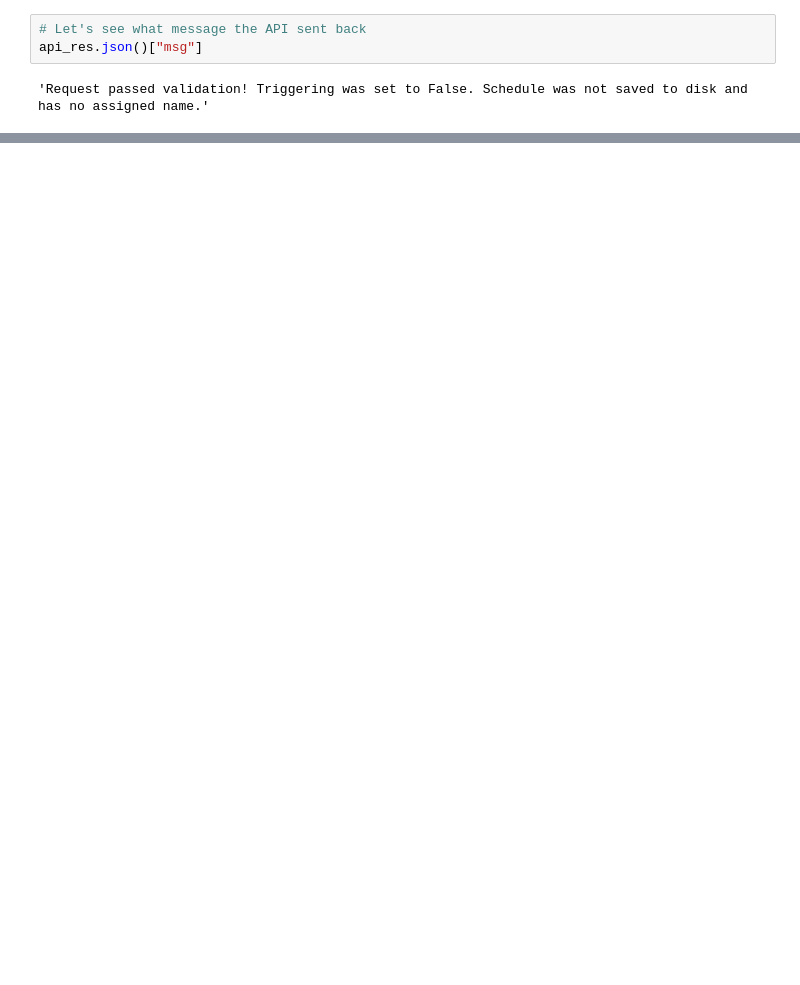
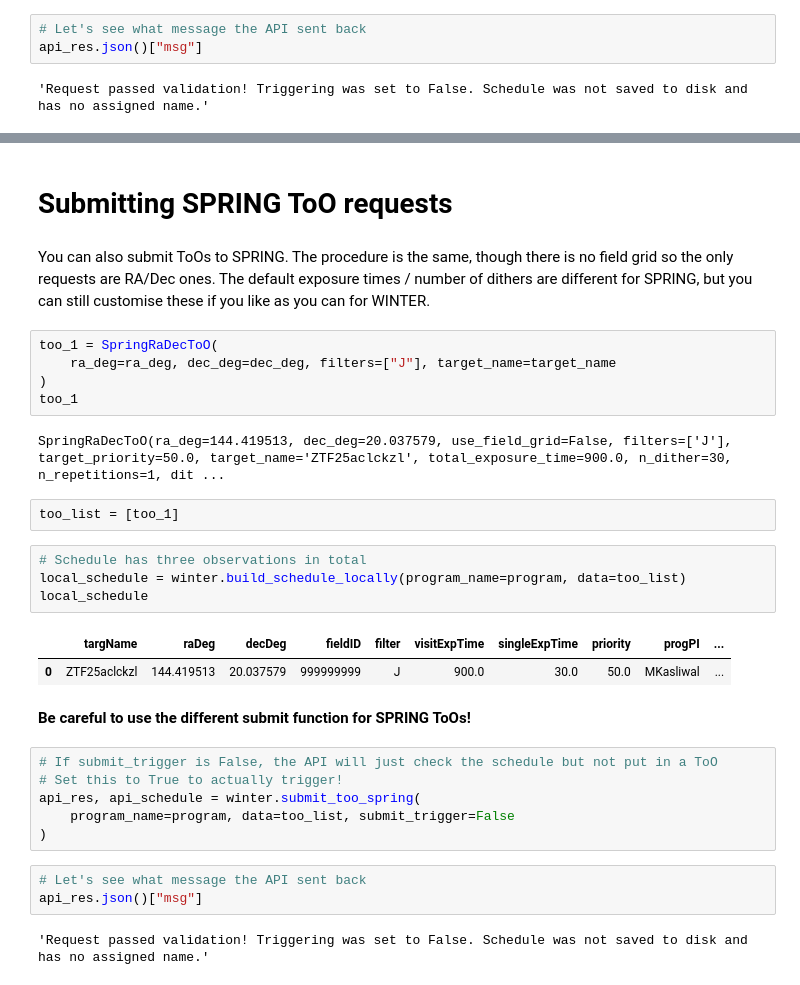
Before and after one commit to winter-telescope/winterapi, a Jupyter notebook: notebooks/Example_2_Submitting_a_ToO.ipynb, the cells around one changed output, grey strips where cells are left out. Cells and saved outputs as stored; diff of their text form; blank space fills up the shorter version.

Commit message:
V1.6 (#67)
* Update for SPRING

* Update

* Update

* Update

* Update

* Update

```diff
--- a/notebooks/Example_2_Submitting_a_ToO.ipynb
+++ b/notebooks/Example_2_Submitting_a_ToO.ipynb
@@ -88,0 +99,33 @@ api_schedule
+# %% [markdown]
+# Submitting SPRING ToO requests
+# %% [markdown]
+You can also submit ToOs to SPRING. The procedure is the same, though there is no field grid so the only requests are RA/Dec ones. The default exposure times / number of dithers are different for SPRING, but you can still customise these if you like as you can for WINTER.
+# %%
+too_1 = SpringRaDecToO(
+    ra_deg=ra_deg, dec_deg=dec_deg, filters=["J"], target_name=target_name
+)
+too_1
+# %% [output]
+SpringRaDecToO(ra_deg=144.419513, dec_deg=20.037579, use_field_grid=False, filters=['J'], target_priority=50.0, target_name='ZTF25aclckzl', total_exposure_time=900.0, n_dither=30, n_repetitions=1, dit ...
+# %%
+too_list = [too_1]
+# %%
+# Schedule has three observations in total
+local_schedule = winter.build_schedule_locally(program_name=program, data=too_list)
+local_schedule
+# %% [output]
+|  | targName | raDeg | decDeg | fieldID | filter | visitExpTime | singleExpTime | priority | progPI | ... |
+| 0 | ZTF25aclckzl | 144.419513 | 20.037579 | 999999999 | J | 900.0 | 30.0 | 50.0 | MKasliwal | ... |
+# %% [markdown]
+**Be careful to use the different submit function for SPRING ToOs!**
+# %%
+# If submit_trigger is False, the API will just check the schedule but not put in a ToO
+# Set this to True to actually trigger!
+api_res, api_schedule = winter.submit_too_spring(
+    program_name=program, data=too_list, submit_trigger=False
+)
+# %%
+# Let's see what message the API sent back
+api_res.json()["msg"]
+# %% [output]
+'Request passed validation! Triggering was set to False. Schedule was not saved to disk and has no assigned name.'
```
Also changed, not shown: parts of 17 cells of this notebook, 14 other files.
